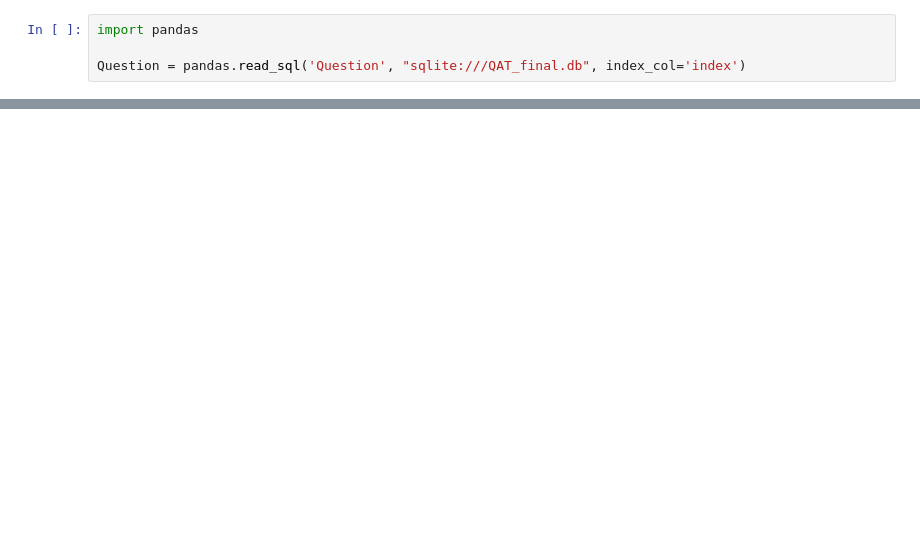
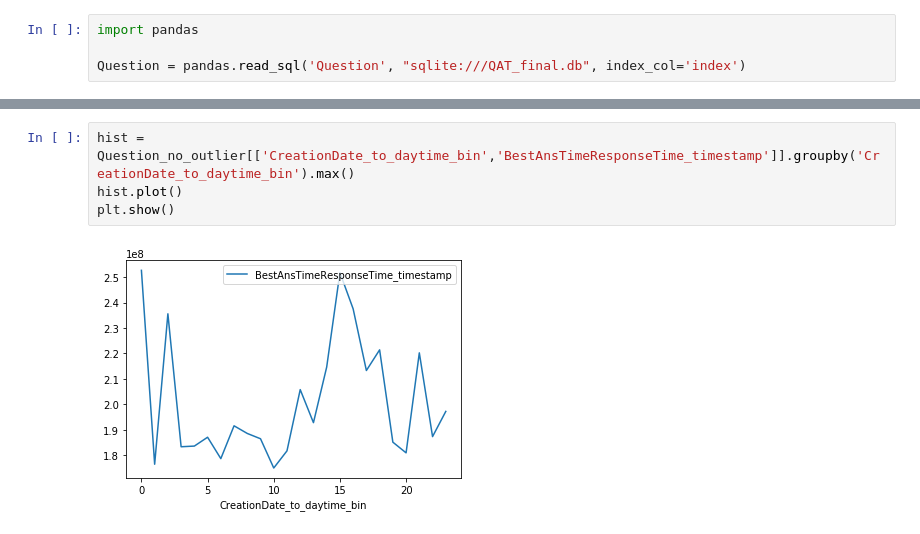
Before and after one commit to Ronaldzzzzz/StackOverflow-QA-Analysis, a Jupyter notebook: 2_term_proj_.ipynb, the cells around one changed output, grey strips where cells are left out. Drawn from its saved outputs; the diff is of its cells as text; blank space fills up the shorter version.

```diff
--- a/2_term_proj_.ipynb
+++ b/2_term_proj_.ipynb
@@ -50,0 +65,6 @@ AttributeError: 'datetime.time' object has no attribute 'toordinal'
+# %%
+hist = Question_no_outlier[['CreationDate_to_daytime_bin','BestAnsTimeResponseTime_timestamp']].groupby('CreationDate_to_daytime_bin').max()
+hist.plot()
+plt.show()
+# %% [output]
+[figure, added]
```
Also changed, not shown: parts of 12 cells of this notebook, 2 other files.
